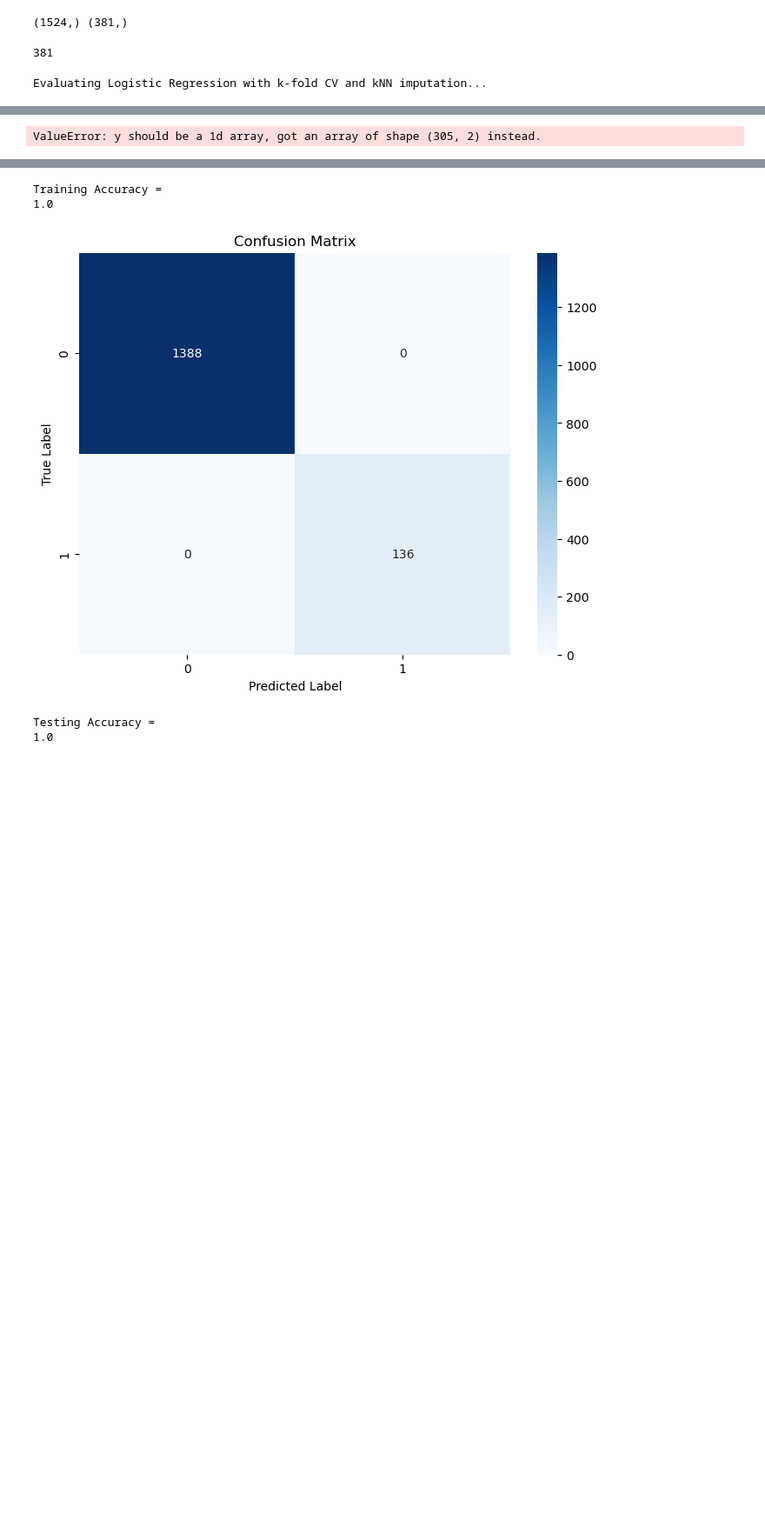
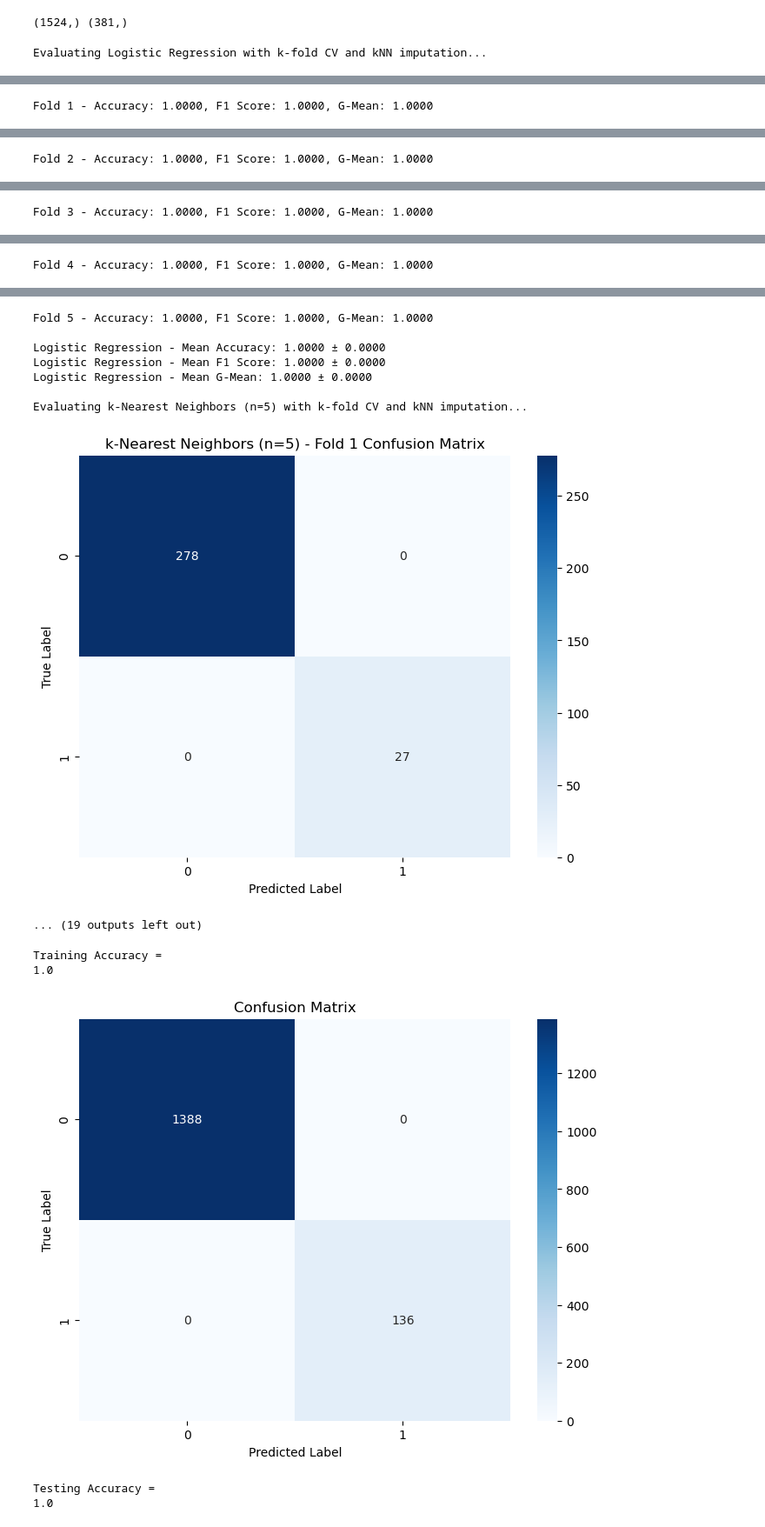
Before and after one commit to parinazfathi/ErdosFall2024ProteinTeam, a Jupyter notebook: Modeling_Approaches/Objective_1_CancerVsNoncancer/Objective1_LogisticandKNN.ipynb, the cells around one changed output, grey strips where cells are left out. Shown: that part at 87% size. Drawn from its saved outputs; the diff is of its cells as text; code cells hidden in the pictures; blank space fills up the shorter version.

```diff
--- a/RunningAll4Models_UPDATED_PF2.ipynb
+++ b/Modeling_Approaches/Objective_1_CancerVsNoncancer/Objective1_LogisticandKNN.ipynb
@@ -139,7 +137,7 @@ import seaborn as sns
 # %%
 # Initialize models
 models = {
-    "Logistic Regression": OneVsRestClassifier(LogisticRegression(max_iter=1000, solver='lbfgs')),
-    "k-Nearest Neighbors": KNeighborsClassifier(n_neighbors=5),
-    "k-Nearest Neighbors (n=13)": KNeighborsClassifier(n_neighbors=13)
+    "Logistic Regression": LogisticRegression(penalty='l1', solver='liblinear', max_iter=500),
+    "k-Nearest Neighbors (n=5)": KNeighborsClassifier(n_neighbors=5),
+    "k-Nearest Neighbors (n=13)": KNeighborsClassifier(n_neighbors=13),
 }
@@ -251,12 +144,3 @@ from scipy.stats import sem
-# %%
-# Initialize models
-models = {
-    "Logistic Regression": OneVsRestClassifier(LogisticRegression(max_iter=1000, solver='lbfgs')),
-    #"k-Nearest Neighbors (n=5)": KNeighborsClassifier(n_neighbors=5),
-    #"k-Nearest Neighbors (n=13)": KNeighborsClassifier(n_neighbors=13),
-    #"Random Forest": RandomForestClassifier(n_estimators=100, random_state=100),
-    #"XGBoost": XGBClassifier(n_estimators=100)
-}
 # %%
 # Cross-validation parameters
 n_splits = 5  # Number of folds
@@ -268,10 +152,6 @@ imputer = KNNImputer(n_neighbors=5, weights="uniform")
 print(y_train.shape, y_test.shape)
 # %% [output]
 (1524,) (381,)
-# %%
-len(y_test)
-# %% [output]
-381
 # %%
 # Loop over models
 for model_name, model in models.items():
@@ -280,10 +160,7 @@ for model_name, model in models.items():
     # Containers for metrics across folds
     fold_accuracies = []
     fold_f1_scores = []
-    fold_auc_scores = []
     fold_gmeans = []
-    fold_precisions = []
-    fold_recalls = []
     fold_confusion_matrices = []
 
     # k-Fold Cross-Validation Loop
@@ -301,25 +178,22 @@ for model_name, model in models.items():
         # Train the model
         clf = model.fit(X_fold_train_imputed, y_fold_train)
 
-        # Predict labels and probabilities
+        # Predict labels
         y_pred = clf.predict(X_fold_test_imputed)
-        y_proba = clf.predict_proba(X_fold_test_imputed)
+
+        # Ensure y_fold_test is 1D (convert from one-hot if necessary)
+        if y_fold_test.ndim == 2:
+            y_fold_test = np.argmax(y_fold_test.values, axis=1)  # Use .values if y_train is a DataFrame
 
         # Calculate metrics for this fold
         fold_accuracy = accuracy_score(y_fold_test, y_pred)
         fold_f1 = f1_score(y_fold_test, y_pred, average='weighted')
         fold_gmean = geometric_mean_score(y_fold_test, y_pred, average='weighted')
-        fold_precision = precision_score(y_fold_test, y_pred, average='weighted')
-        fold_recall = recall_score(y_fold_test, y_pred, average='weighted')
-        fold_auc = roc_auc_score(y_fold_test, y_proba, multi_class='ovr', average='weighted')
 
         # Append metrics for this fold
         fold_accuracies.append(fold_accuracy)
         fold_f1_scores.append(fold_f1)
         fold_gmeans.append(fold_gmean)
-        fold_precisions.append(fold_precision)
-        fold_recalls.append(fold_recall)
-        fold_auc_scores.append(fold_auc)
 
         # Calculate and store confusion matrix for this fold
         fold_conf_matrix = confusion_matrix(y_fold_test, y_pred)
@@ -335,9 +209,7 @@ for model_name, model in models.items():
         plt.show()
 
         # Print metrics for this fold
-        print(f"\nFold {i+1} - Accuracy: {fold_accuracy:.4f}, F1 Score: {fold_f1:.4f}, "
-              f"ROC AUC: {fold_auc:.4f}, G-Mean: {fold_gmean:.4f}, "
-              f"Precision: {fold_precision:.4f}, Recall: {fold_recall:.4f}")
+        print(f"\nFold {i+1} - Accuracy: {fold_accuracy:.4f}, F1 Score: {fold_f1:.4f}, G-Mean: {fold_gmean:.4f}")
 
     # Display averaged metrics with 95% confidence intervals
     mean_accuracy = np.mean(fold_accuracies)
@@ -346,23 +218,11 @@ for model_name, model in models.items():
     mean_f1 = np.mean(fold_f1_scores)
     f1_confidence_interval = 1.96 * sem(fold_f1_scores)
 
-    mean_auc = np.mean(fold_auc_scores)
-    auc_confidence_interval = 1.96 * sem(fold_auc_scores)
-
     mean_gmean = np.mean(fold_gmeans)
     gmean_confidence_interval = 1.96 * sem(fold_gmeans)
 
-    mean_precision = np.mean(fold_precisions)
-    precision_confidence_interval = 1.96 * sem(fold_precisions)
-
-    mean_recall = np.mean(fold_recalls)
-    recall_confidence_interval = 1.96 * sem(fold_recalls)
-
     print(f"\n{model_name} - Mean Accuracy: {mean_accuracy:.4f} ± {accuracy_confidence_interval:.4f}")
     print(f"{model_name} - Mean F1 Score: {mean_f1:.4f} ± {f1_confidence_interval:.4f}")
-    print(f"{model_name} - Mean ROC AUC: {mean_auc:.4f} ± {auc_confidence_interval:.4f}")
     print(f"{model_name} - Mean G-Mean: {mean_gmean:.4f} ± {gmean_confidence_interval:.4f}")
-    print(f"{model_name} - Mean Precision: {mean_precision:.4f} ± {precision_confidence_interval:.4f}")
-    print(f"{model_name} - Mean Recall: {mean_recall:.4f} ± {recall_confidence_interval:.4f}")
 # %% [output]
 Evaluating Logistic Regression with k-fold CV and kNN imputation...
@@ -369 +230 @@ Evaluating Logistic Regression with k-fold CV and kNN imputation...
-ValueError: y should be a 1d array, got an array of shape (305, 2) instead.
+Fold 1 - Accuracy: 1.0000, F1 Score: 1.0000, G-Mean: 1.0000
@@ -369,0 +232 @@ ValueError: y should be a 1d array, got an array of shape (305, 2) instead.
+Fold 2 - Accuracy: 1.0000, F1 Score: 1.0000, G-Mean: 1.0000
@@ -369,0 +234 @@ ValueError: y should be a 1d array, got an array of shape (305, 2) instead.
+Fold 3 - Accuracy: 1.0000, F1 Score: 1.0000, G-Mean: 1.0000
@@ -369,0 +236 @@ ValueError: y should be a 1d array, got an array of shape (305, 2) instead.
+Fold 4 - Accuracy: 1.0000, F1 Score: 1.0000, G-Mean: 1.0000
@@ -370,3 +238,12 @@ ValueError: y should be a 1d array, got an array of shape (305, 2) instead.
+Fold 5 - Accuracy: 1.0000, F1 Score: 1.0000, G-Mean: 1.0000
+
+Logistic Regression - Mean Accuracy: 1.0000 ± 0.0000
+Logistic Regression - Mean F1 Score: 1.0000 ± 0.0000
+Logistic Regression - Mean G-Mean: 1.0000 ± 0.0000
+
+Evaluating k-Nearest Neighbors (n=5) with k-fold CV and kNN imputation...
+[figure, added]
+... (19 outputs left out)
 # %%
 # Final Model
 
```
Also changed, not shown: parts of 9 cells of this notebook, 27 other files.
